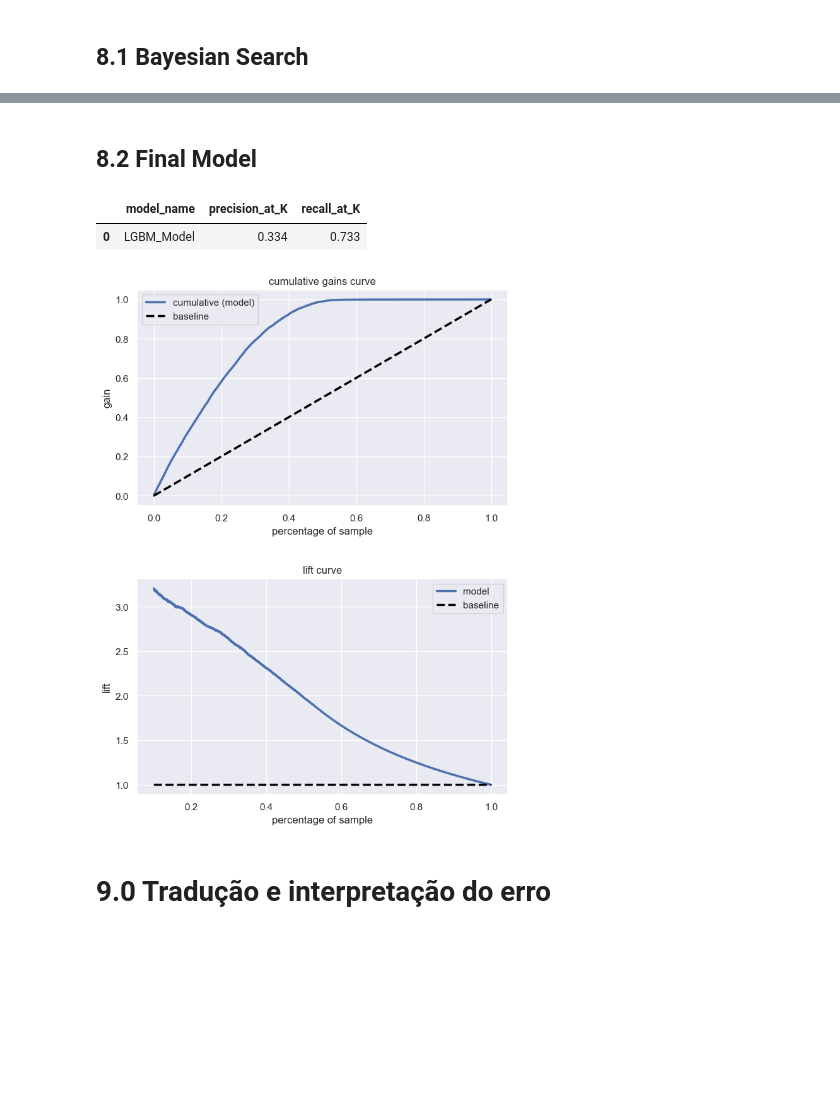
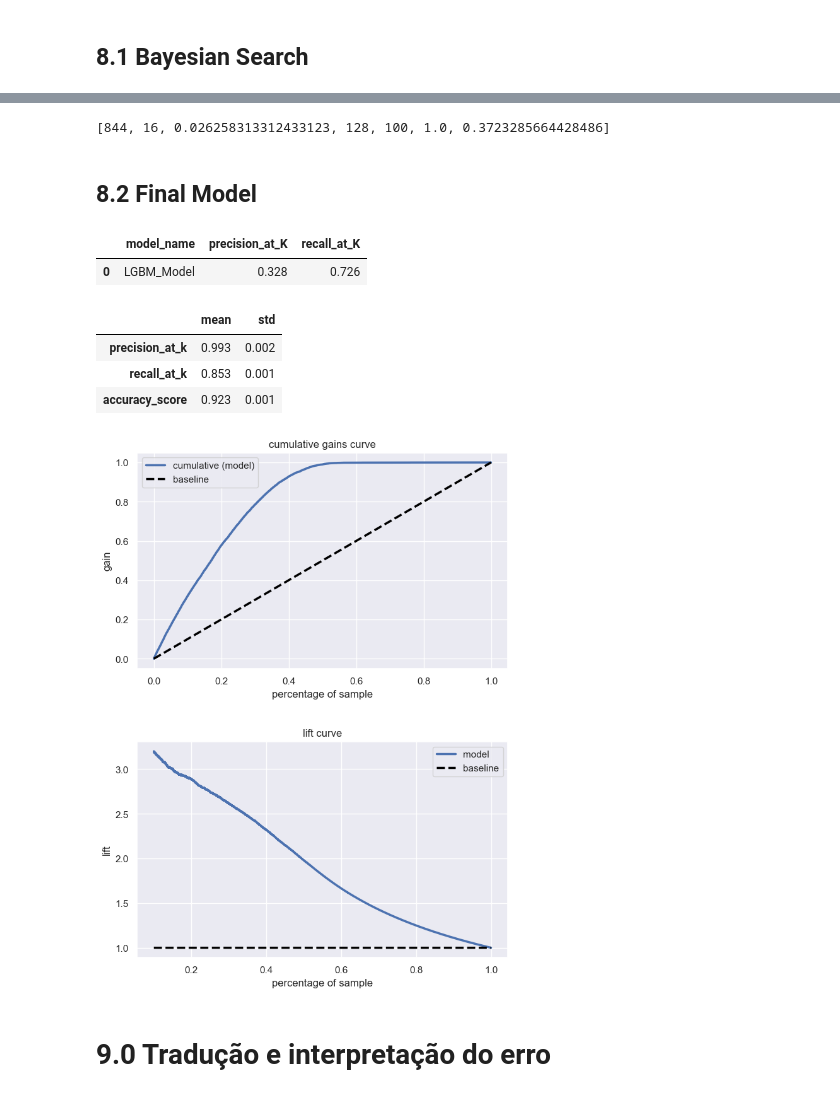
Before and after one commit to SamuelOliveirads/Health_Insurance_Cross_Sell, a Jupyter notebook: notebooks/v1-m8.0-hics-hyper-parameter-fine-tunning.ipynb, the cells around one changed output, grey strips where cells are left out. Cells and saved outputs as stored; diff of their text form; code cells hidden in the pictures; blank space fills up the shorter version.

```diff
--- a/notebooks/v1-m8.0-hics-hyper-parameter-fine-tunning.ipynb
+++ b/notebooks/v1-m8.0-hics-hyper-parameter-fine-tunning.ipynb
@@ -859,13 +978,16 @@ cv_knn
 lr_model = lm.LogisticRegression( random_state=42 )
 
 # model training
-lr_model.fit( x_train, y_train )
+lr_model.fit( x_train_res, y_train_res )
 
 # model prediction
-yhat_lr = lr_model.predict_proba( x_val )
+yhat_lr = lr_model.predict_proba( x_test )
+yhatp_lr = lr_model.predict( x_test )
 
 
 # ---------- Metrics ------------------
-# Accumulative Gain
-skplt.metrics.plot_cumulative_gain( y_val, yhat_lr );
+# Accuracy score
+ba_lr = balanced_accuracy_score(y_test, yhatp_lr)
+
+print(f'Accuracy from balanced score is: {ba_lr:.3f}')
 # %% [output]
@@ -988,13 +1154,16 @@ cv_xgb
 lgbm_model = LGBMClassifier(n_estimators=1000, n_jobs=-1, random_state=42)
 
 # model training
-lgbm_model.fit( x_train, y_train )
+lgbm_model.fit( x_train_res, y_train_res )
 
 # model prediction
-yhat_lgbm = lgbm_model.predict_proba( x_val )
+yhat_lgbm = lgbm_model.predict_proba( x_test )
+yhatp_lgbm = lgbm_model.predict( x_test )
 
 
 # ---------- Metrics ------------------
-# Accumulative Gain
-skplt.metrics.plot_cumulative_gain( y_val, yhat_lgbm );
+# Accuracy score
+ba_lgbm = balanced_accuracy_score(y_test, yhatp_lgbm)
+
+print(f'Accuracy from balanced score is: {ba_lgbm:.3f}')
 # %% [output]
@@ -1183,32 +1370,32 @@ ml_result_cv
 # %%
 # check best parameters
 
-#result.x
+result.x
+# %% [output]
+[844, 16, 0.026258313312433123, 128, 100, 1.0, 0.3723285664428486]
 # %% [markdown]
 ## 8.2 Final Model
 # %%
-# best parameters
-params = {'n_estimators' : 753,
-            'max_depth' : 17,
-            'learning_rate' : 0.02294,
-            'num_leaves' : 59,
-            'min_child_samples' : 2,
-            'subsample' : 0.9450,
-            'colsample_bytree' : 0.6287}
-
+params = {'n_estimators' : 844,
+            'max_depth' : 16,
+            'learning_rate' : 0.026258,
+            'num_leaves' : 128,
+            'min_child_samples' : 100,
+            'subsample' : 1.0,
+            'colsample_bytree' : 0.372328}
 
 # LGBM Model
 lgbm_model = LGBMClassifier(n_jobs=-1, random_state=42, subsample_freq=1)
 lgbm_model.set_params(**params)
-lgbm_model.fit(x_train, y_train)
+lgbm_model.fit(x_train_res, y_train_res)
 
 # results of train dataset
-y_pred = lgbm_model.predict_proba( x_val )
+y_pred = lgbm_model.predict_proba( x_test )
 # %%
 # ------- check result--------
 
-df8 = x_validation.copy()
-df8['response'] = y_validation.copy()
+df8 = x_testm.copy()
+df8['response'] = y_testm.copy()
 
 # propensity score
 df8['score'] = y_pred[:, 1].tolist()
@@ -1228,10 +1415,18 @@ metrics = metrics[['model_name', 'precision_at_K', 'recall_at_K']]
 metrics
 # %% [output]
 |  | model_name | precision_at_K | recall_at_K |
-| 0 | LGBM_Model | 0.334 | 0.733 |
+| 0 | LGBM_Model | 0.328 | 0.726 |
+# %%
+ft_result = runCrossValidation(lgbm_model, x_train_res, y_train_res, n_splits=10, top_k=20000, verbose=False)
+ft_result
+# %% [output]
+|  | mean | std |
+| precision_at_k | 0.993 | 0.002 |
+| recall_at_k | 0.853 | 0.001 |
+| accuracy_score | 0.923 | 0.001 |
 # %%
-data = gain_lift_curve(y_pred, y_val)
+data = gain_lift_curve(y_pred, y_test)
 # %% [output]
-[figure, old version]
+[figure, new version]
 # %% [markdown]
 # 9.0 Tradução e interpretação do erro
```
Also changed, not shown: parts of 59 cells of this notebook.
